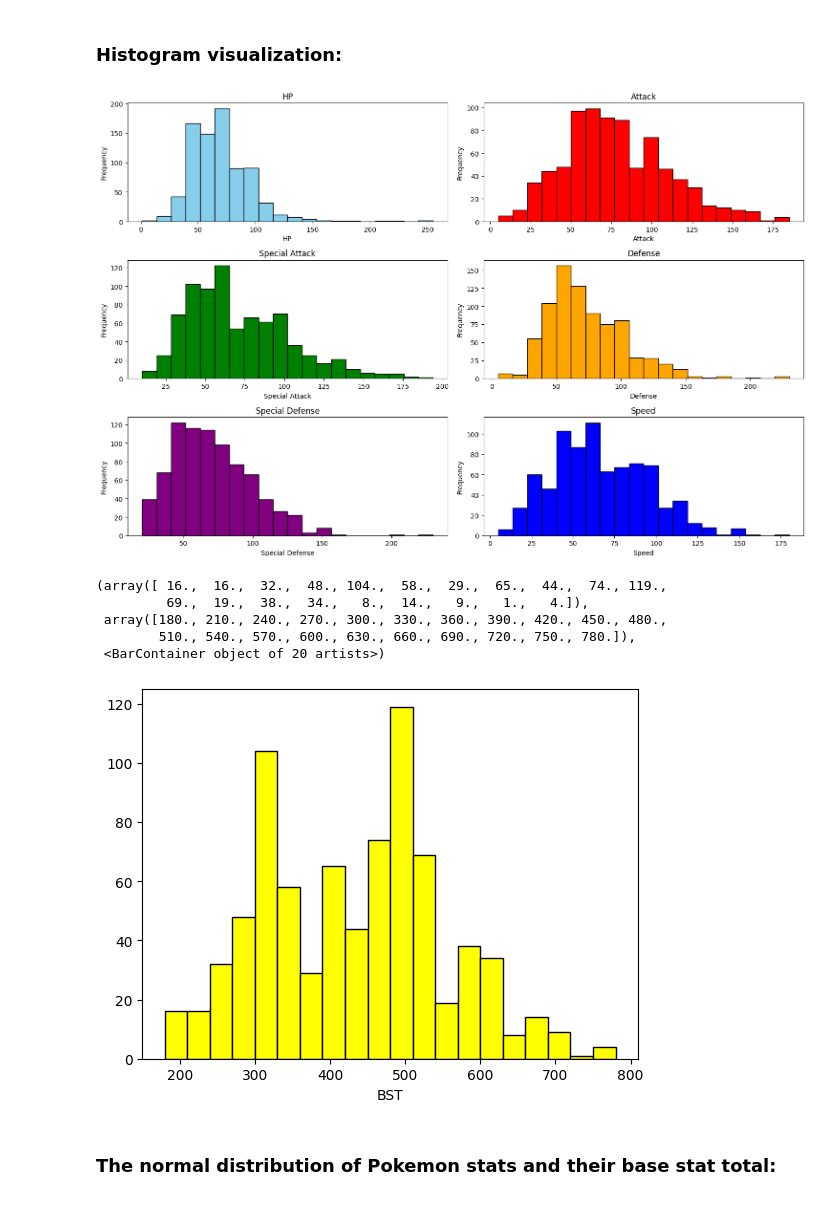
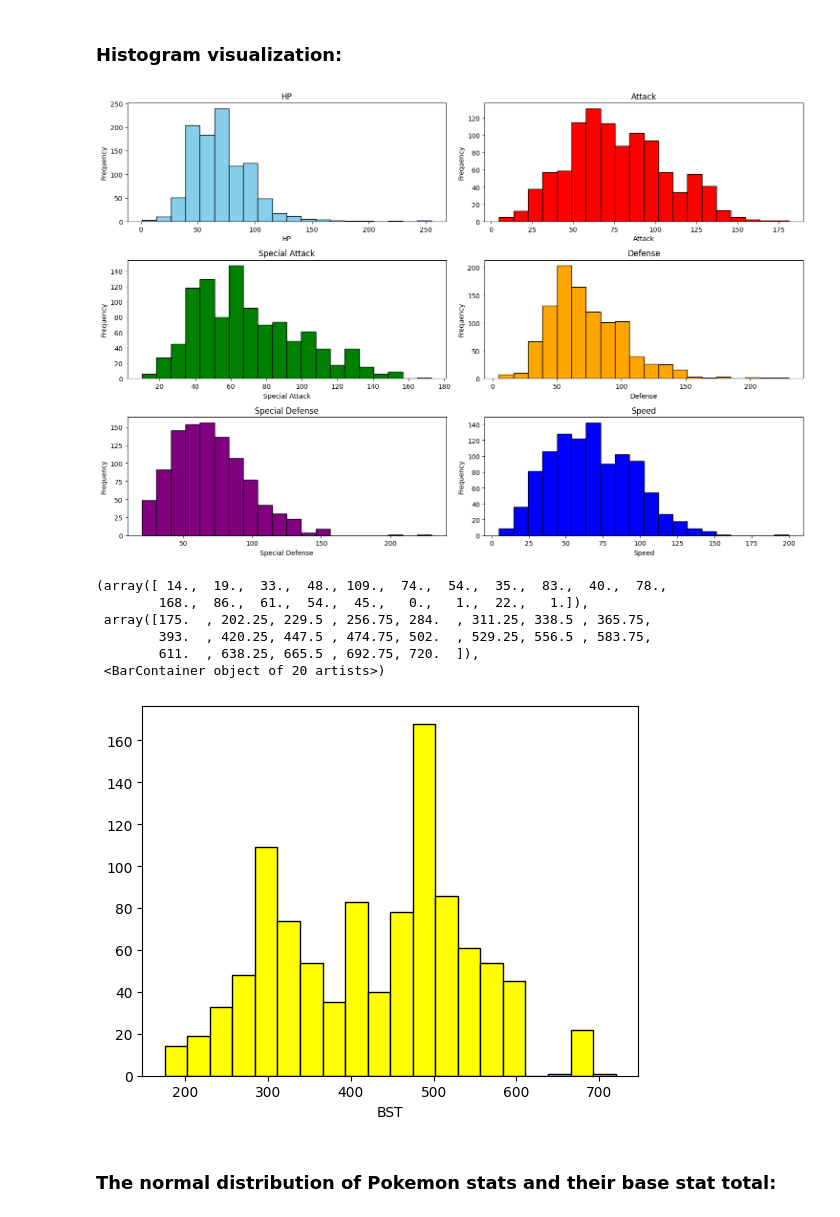
Before and after one commit to nilekol/Pokemon-Type-Prediction, a Jupyter notebook: project.ipynb, the cells around one changed output. Cells and saved outputs as stored; diff of their text form; code cells hidden in the pictures.

```diff
--- a/project.ipynb
+++ b/project.ipynb
@@ -143,6 +143,11 @@ We can first visualize different Pokemon's stats using histograms and distributi
 # %%
 from matplotlib import pyplot as plt
 import numpy as np
+
+import pandas as pd
+df = pd.read_csv( "pokemon2.csv", header = 0)
+
+
 
 # Data extraction
 hp = df['hp']
@@ -175,39 +180,40 @@ axs[1, 0].set_xlabel('Special Attack')
 axs[1, 0].set_ylabel('Frequency')
 
 #Defense
 axs[1, 1].hist(defense, bins=20, color='orange', edgecolor='black')
 axs[1, 1].set_title('Defense')
 axs[1, 1].set_xlabel('Defense')
 axs[1, 1].set_ylabel('Frequency')
 
 #Special Defense
 axs[2, 0].hist(sp_defense, bins=20, color='purple', edgecolor='black')
 axs[2, 0].set_title('Special Defense')
 axs[2, 0].set_xlabel('Special Defense')
 axs[2, 0].set_ylabel('Frequency')
 
 #Speed
 axs[2, 1].hist(speed, bins=20, color='blue', edgecolor='black')
 axs[2, 1].set_title('Speed')
 axs[2, 1].set_xlabel('Speed')
 axs[2, 1].set_ylabel('Frequency')
 
 
 
 # Adjust layout
 plt.tight_layout()
 plt.show()
 
 plt.xlabel('BST')
 plt.hist(bst, bins=20, color='yellow', edgecolor='black')
 # %% [output]
-[figure, old version]
+[figure, new version]
-(array([ 16.,  16.,  32.,  48., 104.,  58.,  29.,  65.,  44.,  74., 119.,
-         69.,  19.,  38.,  34.,   8.,  14.,   9.,   1.,   4.]),
- array([180., 210., 240., 270., 300., 330., 360., 390., 420., 450., 480.,
-        510., 540., 570., 600., 630., 660., 690., 720., 750., 780.]),
+(array([ 14.,  19.,  33.,  48., 109.,  74.,  54.,  35.,  83.,  40.,  78.,
+        168.,  86.,  61.,  54.,  45.,   0.,   1.,  22.,   1.]),
+ array([175.  , 202.25, 229.5 , 256.75, 284.  , 311.25, 338.5 , 365.75,
+        393.  , 420.25, 447.5 , 474.75, 502.  , 529.25, 556.5 , 583.75,
+        611.  , 638.25, 665.5 , 692.75, 720.  ]),
  <BarContainer object of 20 artists>)
-[figure, old version]
+[figure, new version]
 # %% [markdown]
 ### The normal distribution of Pokemon stats and their base stat total:
 # %%
```
Also changed, not shown: parts of 14 cells of this notebook, 4 other files.
